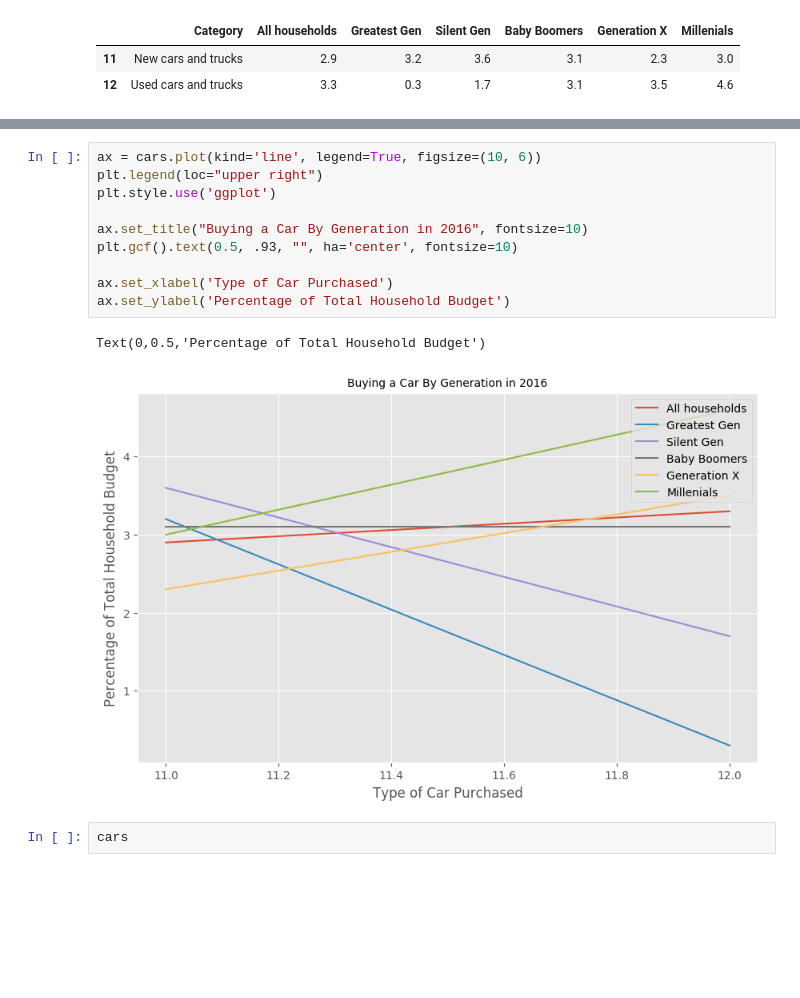
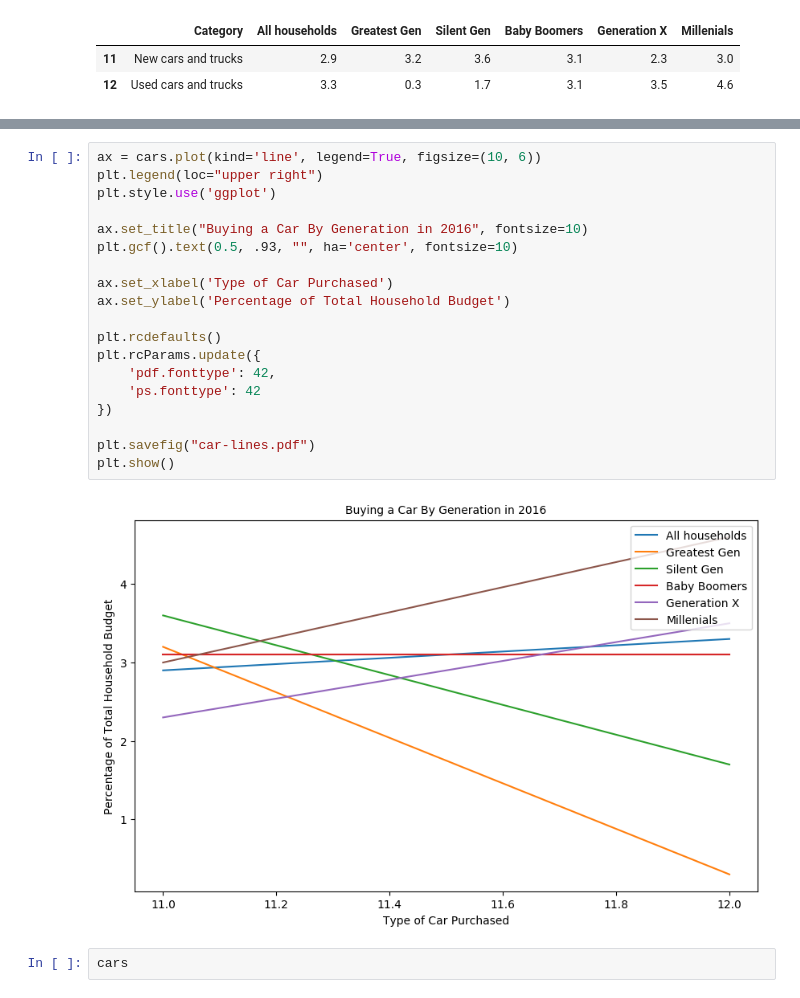
Before and after one commit to linleysanders/data-studio, a Jupyter notebook: Code/07-where-millennials-spend/Millennial Spending Data.ipynb, the cells around one changed output, grey strips where cells are left out. Saved outputs shown, nothing was run; the diff lists cells and outputs as text; blank space fills up the shorter version.

```diff
--- a/Code/07-where-millennials-spend/Millennial Spending Data.ipynb
+++ b/Code/07-where-millennials-spend/Millennial Spending Data.ipynb
@@ -163,16 +163,24 @@ plt.show()
 # %%
 ax = cars.plot(kind='line', legend=True, figsize=(10, 6))
 plt.legend(loc="upper right")
 plt.style.use('ggplot')
 
 ax.set_title("Buying a Car By Generation in 2016", fontsize=10)
 plt.gcf().text(0.5, .93, "", ha='center', fontsize=10)
 
 ax.set_xlabel('Type of Car Purchased')
 ax.set_ylabel('Percentage of Total Household Budget')
+
+plt.rcdefaults()
+plt.rcParams.update({
+    'pdf.fonttype': 42,
+    'ps.fonttype': 42
+})
+
+plt.savefig("car-lines.pdf")
+plt.show()
 # %% [output]
-Text(0,0.5,'Percentage of Total Household Budget')
-[figure, old version]
+[figure, new version]
 # %%
 cars
 # %% [output]
```
Also changed, not shown: parts of 6 cells of this notebook, 15 other files.
